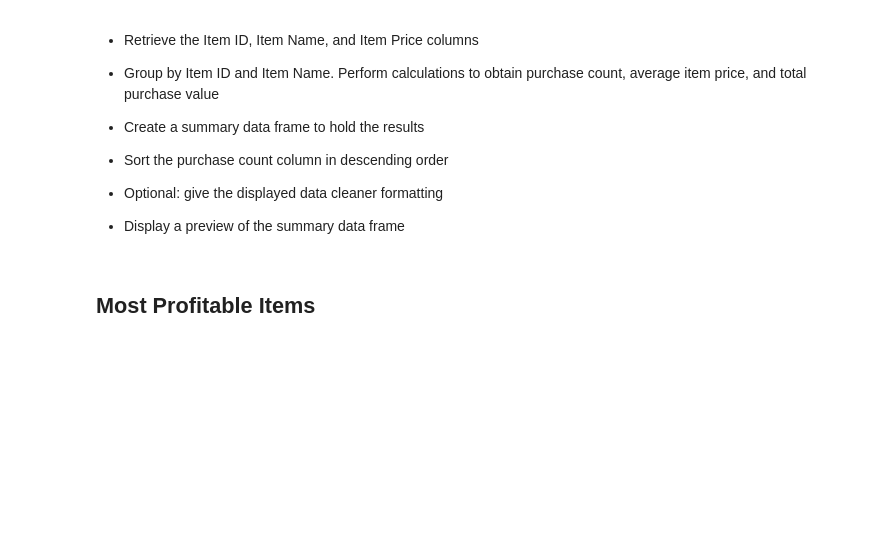
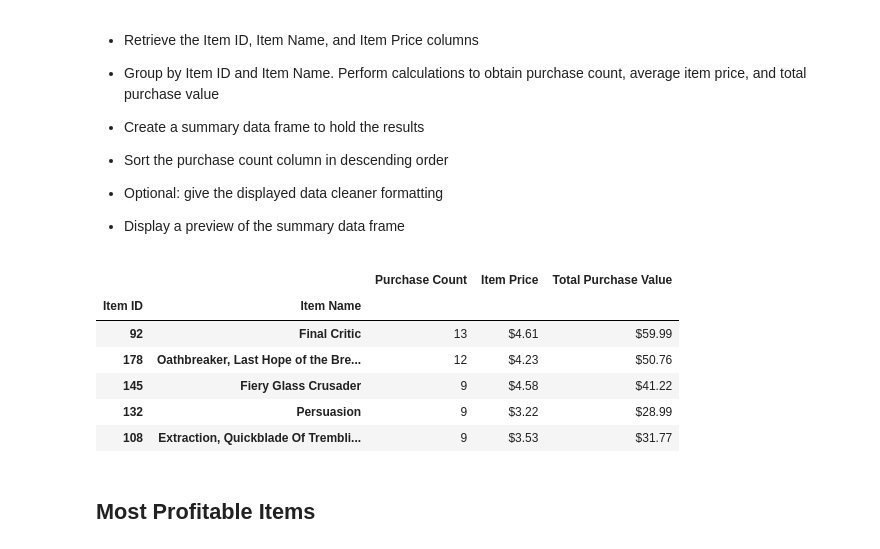
Before and after one commit to charlesphil/pandas-challenge, a Jupyter notebook: HeroesOfPymoli/HeroesOfPymoli_starter.ipynb, the cells around one changed output. Cells and saved outputs as stored; diff of their text form; code cells hidden in the pictures; blank space fills up the shorter version.

```diff
--- a/HeroesOfPymoli/HeroesOfPymoli_starter.ipynb
+++ b/HeroesOfPymoli/HeroesOfPymoli_starter.ipynb
@@ -280,6 +328,45 @@ top_analysis.head()
 
 
 * Display a preview of the summary data frame
+# %%
+# Start with new data frame containing Item ID, Item Name, and Price
+item_df = purchase_data[['Item ID', 'Item Name', 'Price']]
+
+# Groupby both Item ID and Item Name
+grouped_items = item_df.groupby(['Item ID', 'Item Name'])
+
+# Count how many times each item appears in the table (a.k.a., how many times it's been bought)
+item_count = grouped_items.count()
+
+# Find mean price of each item
+avg_item_price = grouped_items.mean()
+
+# Find total value purchased
+purchased_item_total = grouped_items.sum()
+
+# Concatenate values into summary table
+item_analysis = pd.concat([item_count, avg_item_price, purchased_item_total], axis=1)
+
+# Rename columns appropriately
+item_analysis.columns = ['Purchase Count', 'Item Price', 'Total Purchase Value']
+
+# Sort by purchase count in descending order, save to new variable
+count_sorted = item_analysis.sort_values(['Purchase Count'], ascending=False)
+
+# Format prices and values as dollar amounts after numerical sorting is finished
+count_sorted['Item Price'] = count_sorted['Item Price'].map('${:,.2f}'.format)
+count_sorted['Total Purchase Value'] = count_sorted['Total Purchase Value'].map('${:,.2f}'.format)
+
+# head() displays first 5 results by default
+count_sorted.head()
+# %% [output]
+|  |  | Purchase Count | Item Price | Total Purchase Value |
+| Item ID | Item Name |  |  |  |
+| 92 | Final Critic | 13 | $4.61 | $59.99 |
+| 178 | Oathbreaker, Last Hope of the Bre... | 12 | $4.23 | $50.76 |
+| 145 | Fiery Glass Crusader | 9 | $4.58 | $41.22 |
+| 132 | Persuasion | 9 | $3.22 | $28.99 |
+| 108 | Extraction, Quickblade Of Trembli... | 9 | $3.53 | $31.77 |
 # %% [markdown]
 ## Most Profitable Items
 # %% [markdown]
```
Also changed, not shown: parts of 6 cells of this notebook.
